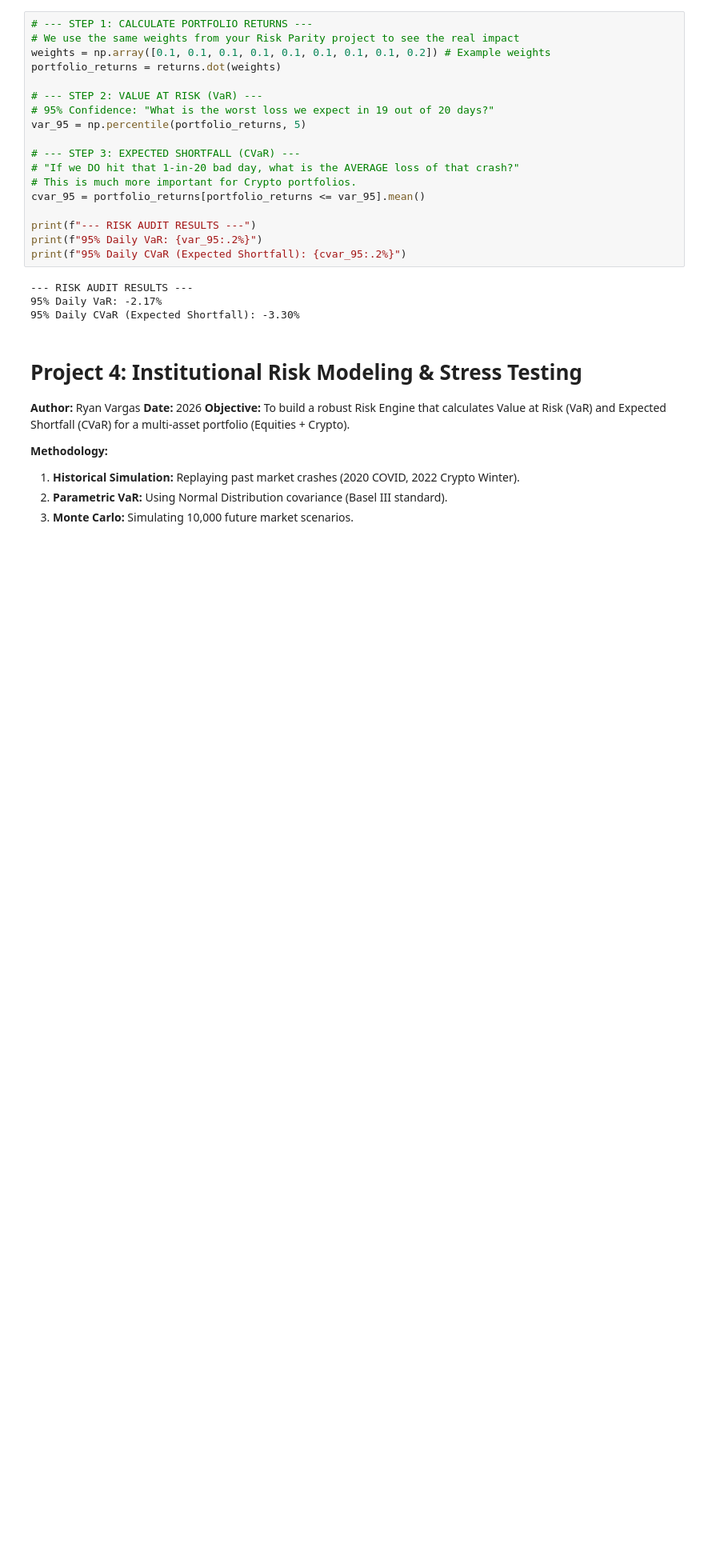
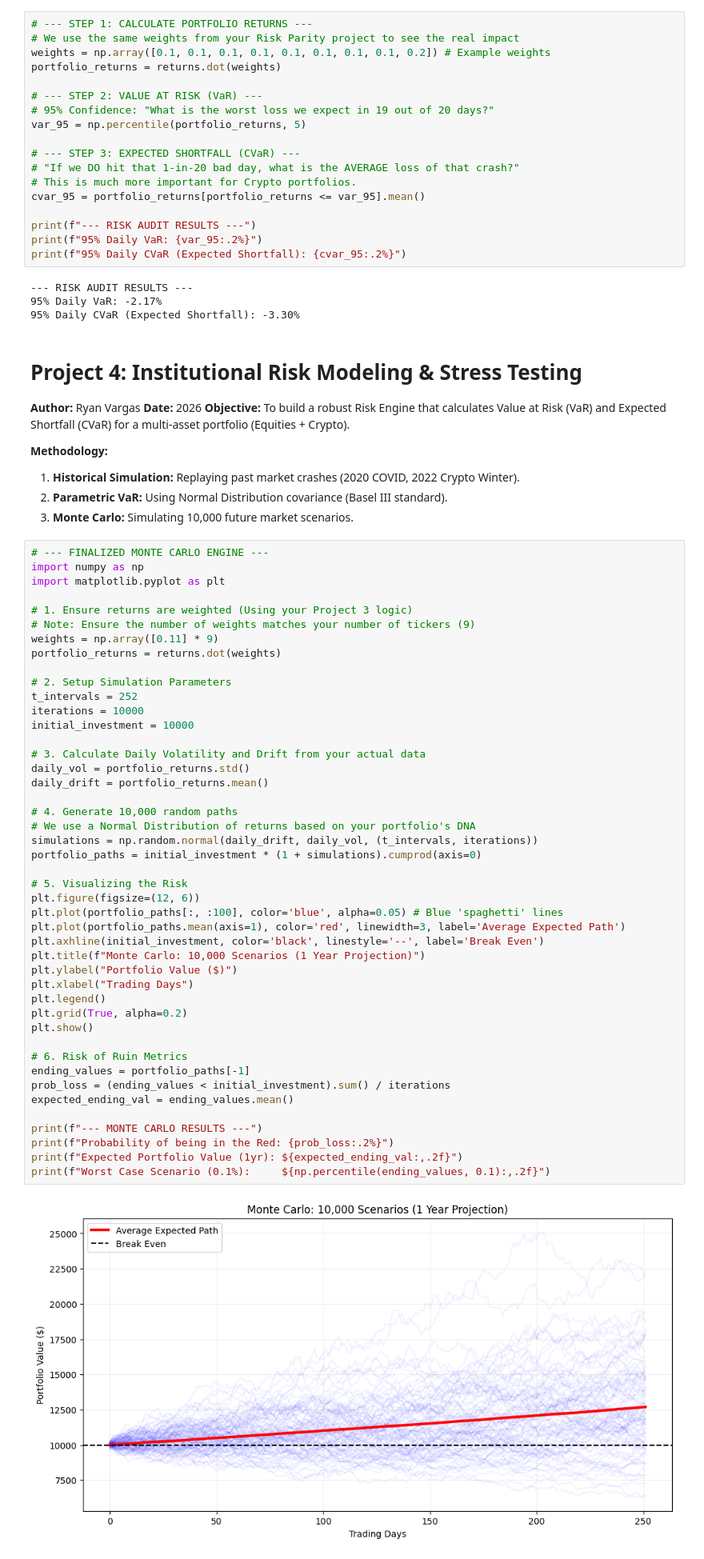
Before and after one commit to RyanSVargas/Quant-Finance-Research, a Jupyter notebook: 04_Risk_Modeling/Risk_Modeling.ipynb, the cells around one changed output. Shown at 80% size. Saved outputs shown, nothing was run; the diff lists cells and outputs as text; blank space fills up the shorter version.

```diff
--- a/04_Risk_Modeling/Risk_Modeling.ipynb
+++ b/04_Risk_Modeling/Risk_Modeling.ipynb
@@ -80,3 +79,50 @@ print(f"95% Daily CVaR (Expected Shortfall): {cvar_95:.2%}")
 1.  **Historical Simulation:** Replaying past market crashes (2020 COVID, 2022 Crypto Winter).
 2.  **Parametric VaR:** Using Normal Distribution covariance (Basel III standard).
 3.  **Monte Carlo:** Simulating 10,000 future market scenarios.
+# %%
+# --- FINALIZED MONTE CARLO ENGINE ---
+import numpy as np
+import matplotlib.pyplot as plt
+
+# 1. Ensure returns are weighted (Using your Project 3 logic)
+# Note: Ensure the number of weights matches your number of tickers (9)
+weights = np.array([0.11] * 9)
+portfolio_returns = returns.dot(weights)
+
+# 2. Setup Simulation Parameters
+t_intervals = 252
+iterations = 10000
+initial_investment = 10000
+
+# 3. Calculate Daily Volatility and Drift from your actual data
+daily_vol = portfolio_returns.std()
+daily_drift = portfolio_returns.mean()
+
+# 4. Generate 10,000 random paths
+# We use a Normal Distribution of returns based on your portfolio's DNA
+simulations = np.random.normal(daily_drift, daily_vol, (t_intervals, iterations))
+portfolio_paths = initial_investment * (1 + simulations).cumprod(axis=0)
+
+# 5. Visualizing the Risk
+plt.figure(figsize=(12, 6))
+plt.plot(portfolio_paths[:, :100], color='blue', alpha=0.05) # Blue 'spaghetti' lines
+plt.plot(portfolio_paths.mean(axis=1), color='red', linewidth=3, label='Average Expected Path')
+plt.axhline(initial_investment, color='black', linestyle='--', label='Break Even')
+plt.title(f"Monte Carlo: 10,000 Scenarios (1 Year Projection)")
+plt.ylabel("Portfolio Value ($)")
+plt.xlabel("Trading Days")
+plt.legend()
+plt.grid(True, alpha=0.2)
+plt.show()
+
+# 6. Risk of Ruin Metrics
+ending_values = portfolio_paths[-1]
+prob_loss = (ending_values < initial_investment).sum() / iterations
+expected_ending_val = ending_values.mean()
+
+print(f"--- MONTE CARLO RESULTS ---")
+print(f"Probability of being in the Red: {prob_loss:.2%}")
+print(f"Expected Portfolio Value (1yr): ${expected_ending_val:,.2f}")
+print(f"Worst Case Scenario (0.1%):     ${np.percentile(ending_values, 0.1):,.2f}")
+# %% [output]
+[figure, added]
```
Also changed, not shown: parts of 2 cells of this notebook.
